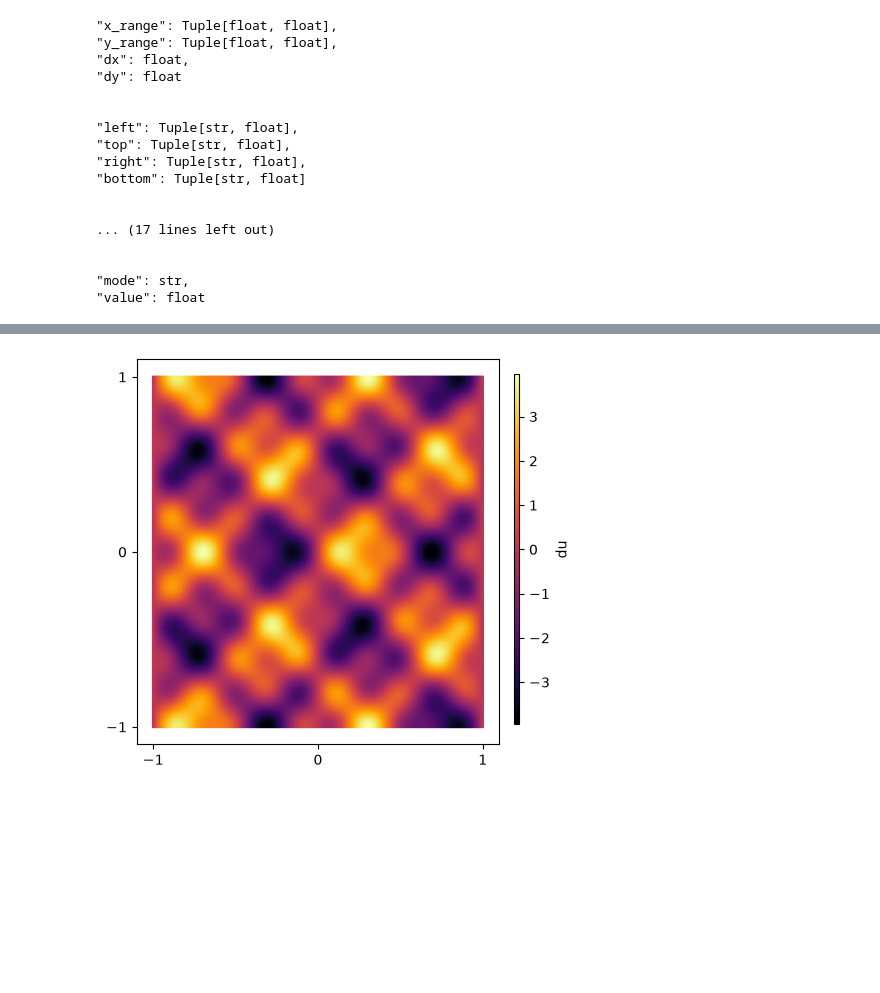
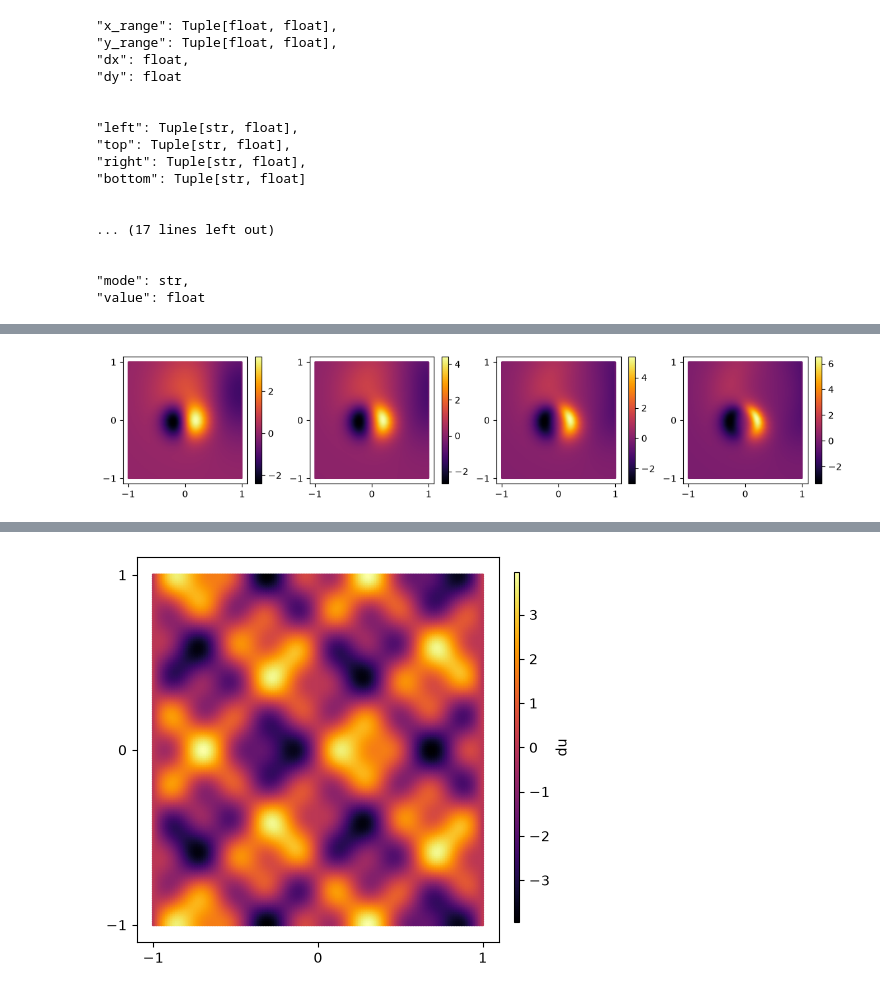
Before and after one commit to claudia181/PinnsStudy, a Jupyter notebook: tests.ipynb, the cells around one changed output, grey strips where cells are left out. Cells and saved outputs as stored; diff of their text form; code cells hidden in the pictures; blank space fills up the shorter version.

```diff
--- a/tests.ipynb
+++ b/tests.ipynb
@@ -189,0 +257,4 @@ plot_points(datasets=snapshots, key_inputs="spacetime", key_labels="u", nrows=1,
+# %%
+plot_points(datasets=snapshots, key_inputs="spacetime", key_labels="du", label_idxs=[0 for _ in snapshots], nrows=1, ncols=4, figsize=(14, 2.5))
+# %% [output]
+[figure, added]
```
Also changed, not shown: parts of 13 cells of this notebook, 2 other files.
